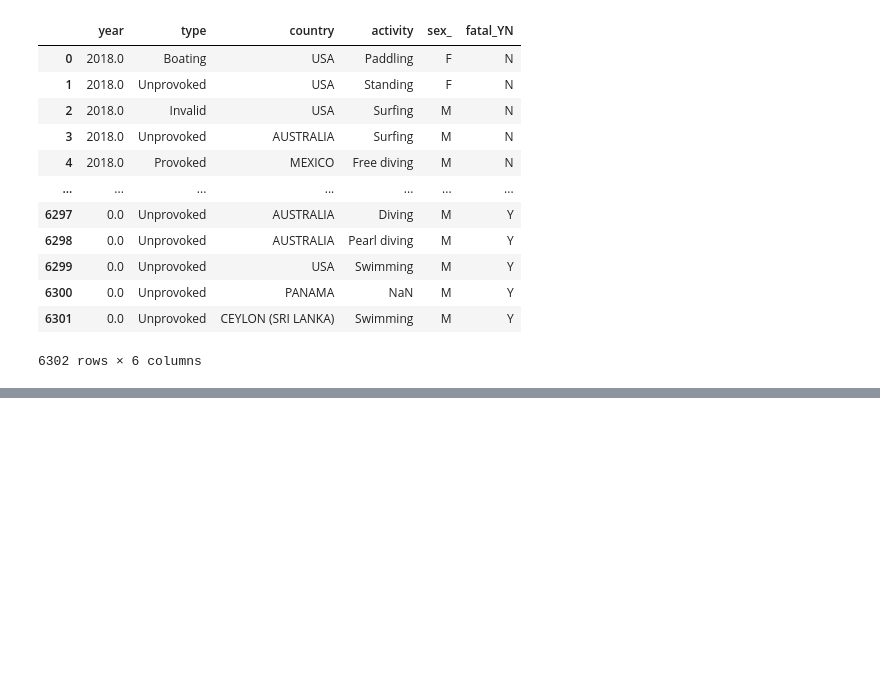
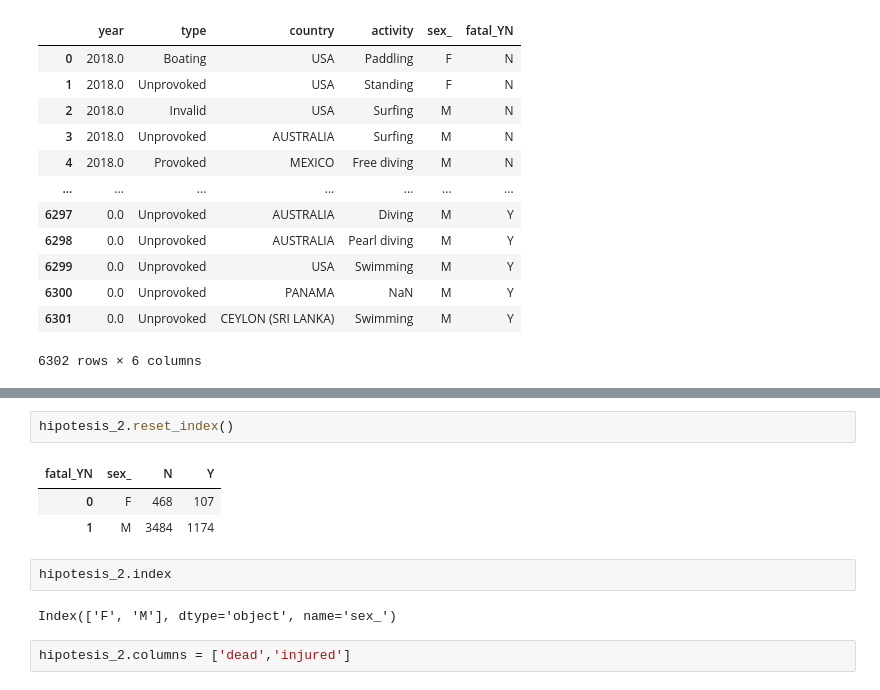
Before and after one commit to AntonioLopga12/-pandas-projec-, a Jupyter notebook: Exploracion_analisis_limpieza_proyecto_pandas.ipynb, the cells around one changed output, grey strips where cells are left out. Saved outputs shown, nothing was run; the diff lists cells and outputs as text; blank space fills up the shorter version.

```diff
--- a/Untitled.ipynb
+++ b/Exploracion_analisis_limpieza_proyecto_pandas.ipynb
@@ -480,0 +504,12 @@ shark
+# %%
+hipotesis_2.reset_index()
+# %% [output]
+| fatal_YN | sex_ | N | Y |
+| 0 | F | 468 | 107 |
+| 1 | M | 3484 | 1174 |
+# %%
+hipotesis_2.index
+# %% [output]
+Index(['F', 'M'], dtype='object', name='sex_')
+# %%
+hipotesis_2.columns = ['dead','injured']
```
Also changed, not shown: parts of 37 cells of this notebook, 3 other files.
